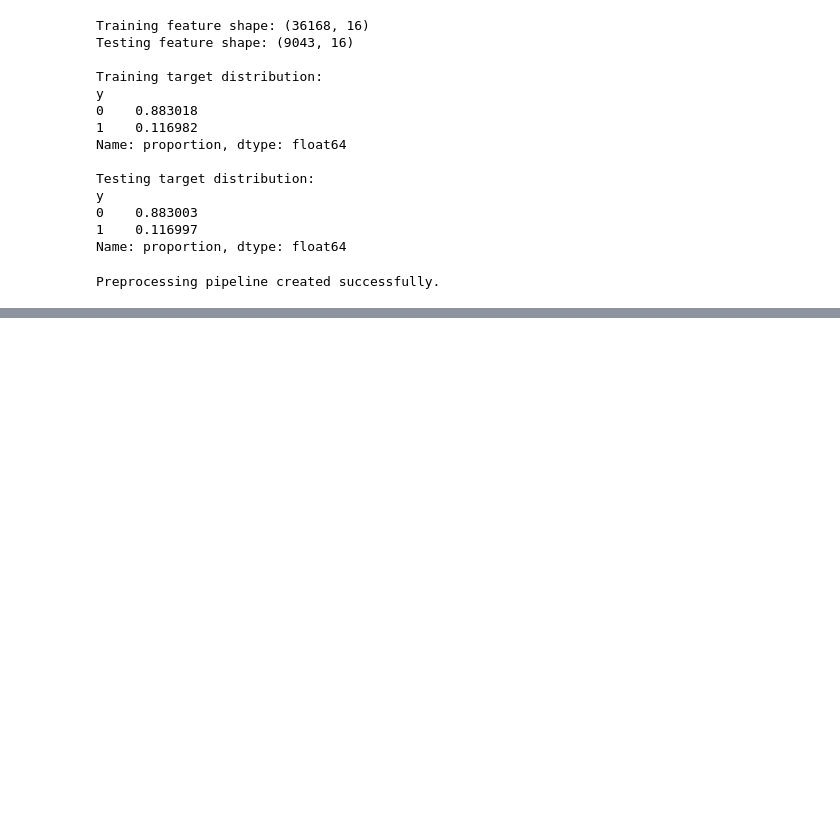
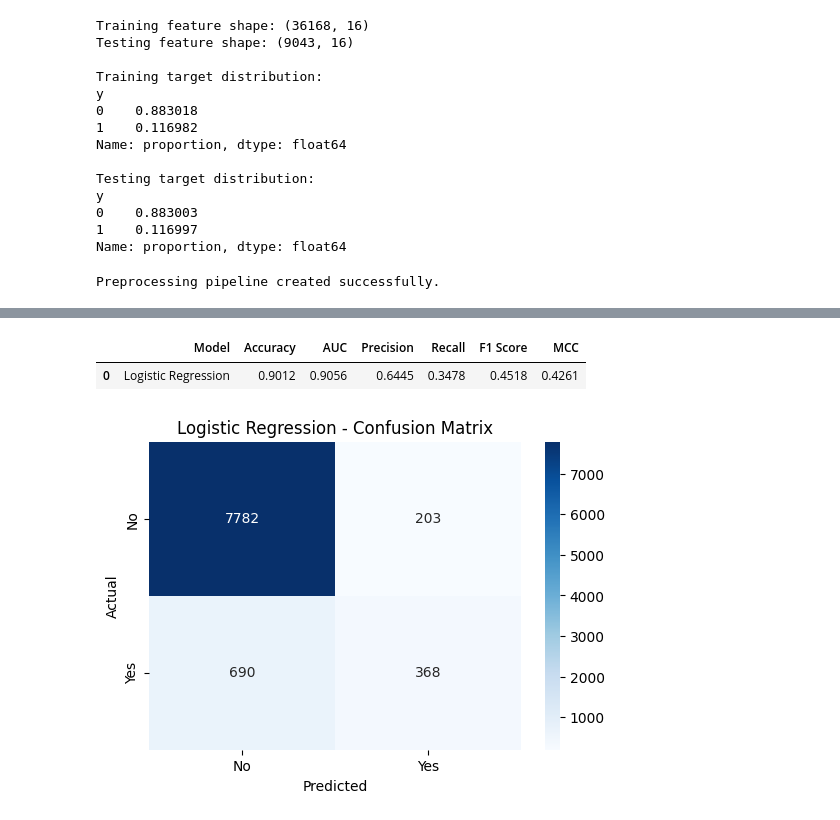
Before and after one commit to SureshN-2026aj05768/ML-Assignment-2-Bank-Marketing, a Jupyter notebook: ML_Assignment2.ipynb, the cells around one changed output, grey strips where cells are left out. Drawn from its saved outputs; the diff is of its cells as text; code cells hidden in the pictures; blank space fills up the shorter version.

Commit message:
Implement Logistic Regression and model evaluation

```diff
--- a/ML_Assignment2.ipynb
+++ b/ML_Assignment2.ipynb
@@ -250,0 +310,13 @@ After reviewing the outputs above, the next stage will cover data cleaning decis
+# %%
+logistic_pipeline = Pipeline(
+    steps=[
+        ("preprocessor", preprocessor),
+        ("classifier", LogisticRegression(
+            max_iter=1000,
+            random_state=42
+        ))
+    ]
+)
+logistic_pipeline.fit(X_train, y_train)
+
+print("Logistic Regression training completed.")
@@ -250,0 +325,10 @@ After reviewing the outputs above, the next stage will cover data cleaning decis
+# %%
+## Evaluate Logistic Regression
+logistic_results, logistic_pred = evaluate_model(
+    "Logistic Regression",
+    logistic_pipeline,
+    X_test,
+    y_test
+)
+
+logistic_results
@@ -250,0 +343,29 @@ After reviewing the outputs above, the next stage will cover data cleaning decis
+# %%
+## Show the results more clearly
+logistic_results_df = pd.DataFrame([logistic_results])
+
+logistic_results_df.round(4)
+# %% [output]
+|  | Model | Accuracy | AUC | Precision | Recall | F1 Score | MCC |
+| 0 | Logistic Regression | 0.9012 | 0.9056 | 0.6445 | 0.3478 | 0.4518 | 0.4261 |
+# %%
+## Confusion Matrix
+cm = confusion_matrix(y_test, logistic_pred)
+
+plt.figure(figsize=(6, 4))
+
+sns.heatmap(
+    cm,
+    annot=True,
+    fmt="d",
+    cmap="Blues",
+    xticklabels=["No", "Yes"],
+    yticklabels=["No", "Yes"]
+)
+
+plt.title("Logistic Regression - Confusion Matrix")
+plt.xlabel("Predicted")
+plt.ylabel("Actual")
+plt.show()
+# %% [output]
+[figure, added]
```
Also changed, not shown: parts of 8 cells of this notebook.
